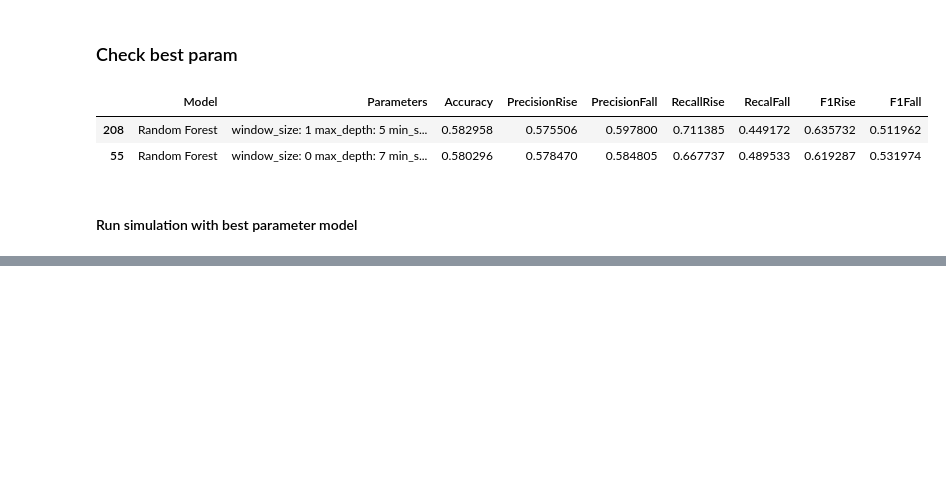
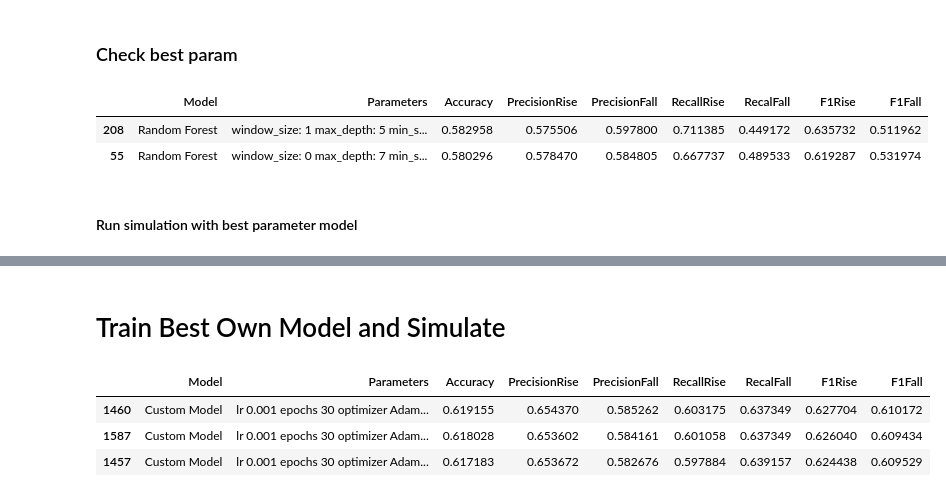
Before and after one commit to KrizanPeter/DP3_Repo, a Jupyter notebook: Experiment NTB.ipynb, the cells around one changed output, grey strips where cells are left out. Drawn from its saved outputs; the diff is of its cells as text; code cells hidden in the pictures; blank space fills up the shorter version.

```diff
--- a/Experiment NTB.ipynb
+++ b/Experiment NTB.ipynb
@@ -773,0 +748,11 @@ Text(80, 160, 'Priemerné zhodnotenie 26.34%')
+# %% [markdown]
+#  Train Best Own Model and Simulate
+# %%
+resultDf = OpenOwnModelDataframe()
+pd.options.display.max_colwidth = 150
+resultDf[resultDf['Model'] == 'Custom Model'].sort_values('Accuracy', ascending=False).head(3)
+# %% [output]
+|  | Model | Parameters | Accuracy | PrecisionRise | PrecisionFall | RecallRise | RecalFall | F1Rise | F1Fall |
+| 1460 | Custom Model | lr 0.001 epochs 30 optimizer Adam... | 0.619155 | 0.654370 | 0.585262 | 0.603175 | 0.637349 | 0.627704 | 0.610172 |
+| 1587 | Custom Model | lr 0.001 epochs 30 optimizer Adam... | 0.618028 | 0.653602 | 0.584161 | 0.601058 | 0.637349 | 0.626040 | 0.609434 |
+| 1457 | Custom Model | lr 0.001 epochs 30 optimizer Adam... | 0.617183 | 0.653672 | 0.582676 | 0.597884 | 0.639157 | 0.624438 | 0.609529 |
```
Also changed, not shown: parts of 12 cells of this notebook, 1 other file.
